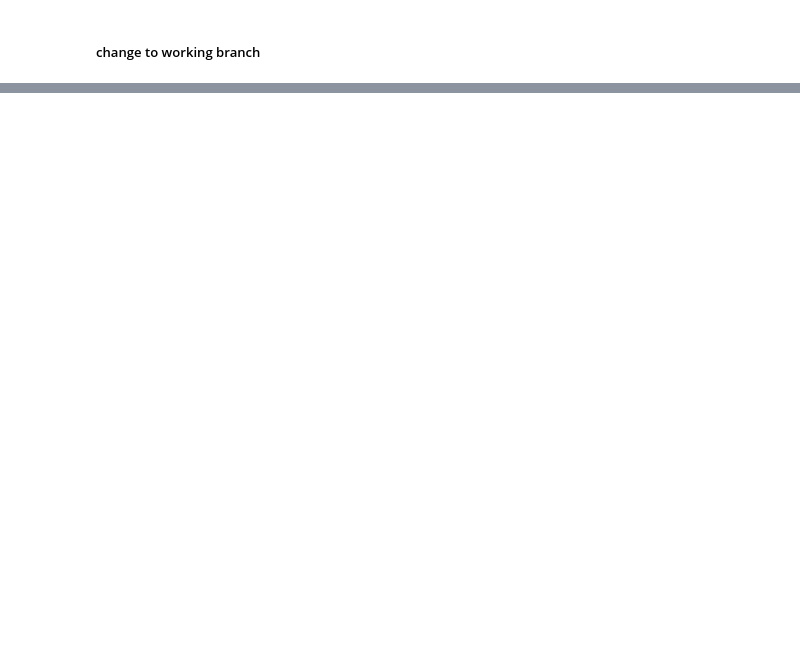
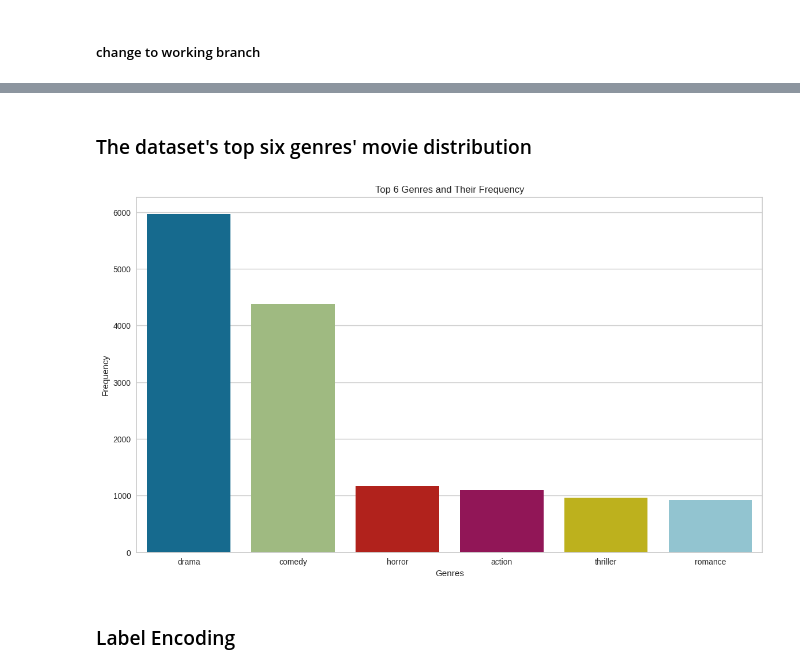
Before and after one commit to naamalia23/movie-genre-classification, a Jupyter notebook: main.ipynb, the cells around one changed output, grey strips where cells are left out. Cells and saved outputs as stored; diff of their text form; code cells hidden in the pictures; blank space fills up the shorter version.

```diff
--- a/main.ipynb
+++ b/main.ipynb
@@ -73,0 +184,6 @@ no changes added to commit (use "git add" and/or "git commit -a")
+# %%
+# Loading the dataset from the CSV file
+movies_df =  pd.read_csv('/content/drive/MyDrive/git-colab-repo/movie-genre-classification/data/wiki_movie_plots_deduped.csv')
+
+# Displaying the first few rows of the DataFrame
+movies_df.head()
@@ -73,0 +284,6 @@ no changes added to commit (use "git add" and/or "git commit -a")
+# %%
+# Subsetting the dataset to include only entries with a known genre
+movies_df_subset = movies_df.loc[movies_df['Genre'] != 'unknown']
+
+# Resetting the index and dropping the old index
+movies_df_subset.reset_index(drop=True, inplace=True)
@@ -73,0 +318,9 @@ no changes added to commit (use "git add" and/or "git commit -a")
+# %%
+# Select the top 6 genres based on their occurrences
+top_genres = pd.value_counts(movies_df_subset['Genre']).head(6).reset_index()
+
+# Rename the columns for clarity
+top_genres.columns = ['Genres', 'Number of Movies']
+
+# Display the resulting DataFrame
+top_genres
@@ -73,0 +335,23 @@ no changes added to commit (use "git add" and/or "git commit -a")
+# %% [markdown]
+### The dataset's top six genres' movie distribution
+# %%
+# Assuming 'top_genres' is your DataFrame
+fig, ax = plt.subplots(figsize=(14, 8))
+
+# Use seaborn's barplot to visualize the top genres
+sns.barplot(x='Genres', y='Number of Movies', data=top_genres)
+
+# Set the title and axis labels
+plt.title('Top 6 Genres and Their Frequency')
+plt.xlabel('Genres')
+plt.ylabel('Frequency')
+
+# Save the figure as an image
+fig.savefig('/content/drive/MyDrive/git-colab-repo/movie-genre-classification/images/FreqOfTopGenres.png')
+
+# Display the plot (optional)
+plt.show()
+# %% [output]
+[figure, added]
+# %% [markdown]
+### Label Encoding
```
Also changed, not shown: parts of 43 cells of this notebook, 3 other files.
